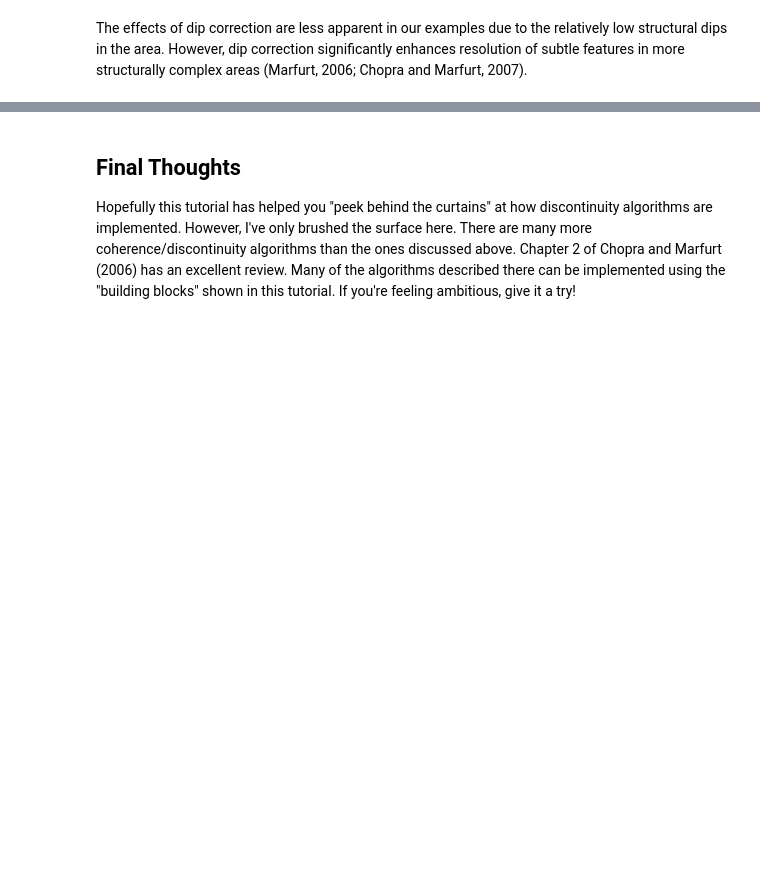
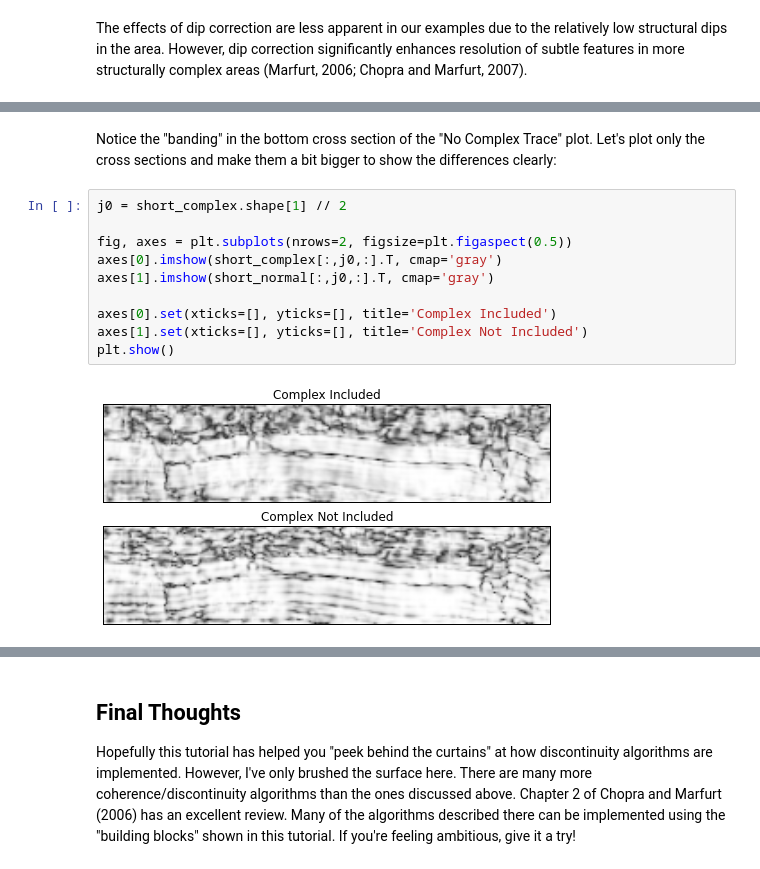
Before and after one commit to seg/tutorials, a Jupyter notebook: 1512_Semblance_coherence_and_discontinuity/Discontinuity_tutorial.ipynb, the cells around one changed output, grey strips where cells are left out. Saved outputs shown, nothing was run; the diff lists cells and outputs as text; blank space fills up the shorter version.

```diff
--- a/1512_Semblance_coherence_and_discontinuity/Discontinuity_tutorial.ipynb
+++ b/1512_Semblance_coherence_and_discontinuity/Discontinuity_tutorial.ipynb
@@ -400,0 +431,14 @@ plot(gersztenkorn, 'Gersztenkorn & Marfurt (1999)')
+# %% [markdown]
+Notice the "banding" in the bottom cross section of the "No Complex Trace" plot.  Let's plot only the cross sections and make them a bit bigger to show the differences clearly:
+# %%
+j0 = short_complex.shape[1] // 2
+
+fig, axes = plt.subplots(nrows=2, figsize=plt.figaspect(0.5))
+axes[0].imshow(short_complex[:,j0,:].T, cmap='gray')
+axes[1].imshow(short_normal[:,j0,:].T, cmap='gray')
+
+axes[0].set(xticks=[], yticks=[], title='Complex Included')
+axes[1].set(xticks=[], yticks=[], title='Complex Not Included')
+plt.show()
+# %% [output]
+[figure, added]
```
Also changed, not shown: parts of 29 cells of this notebook.
